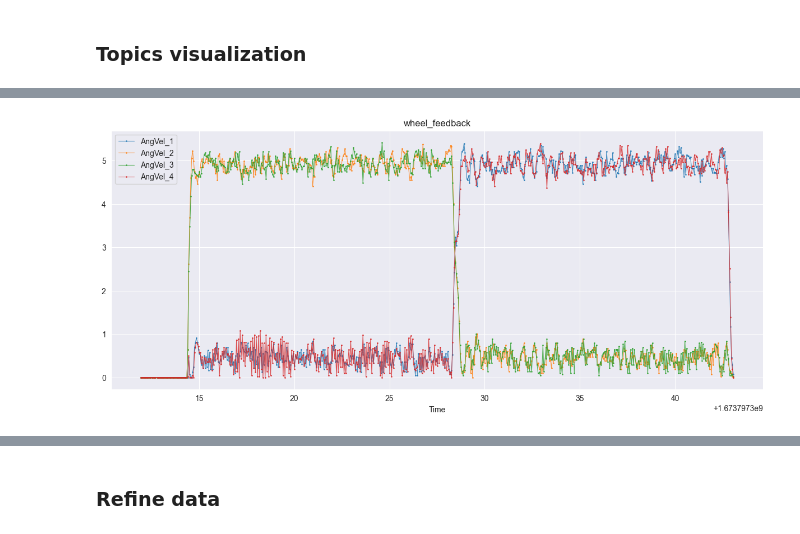
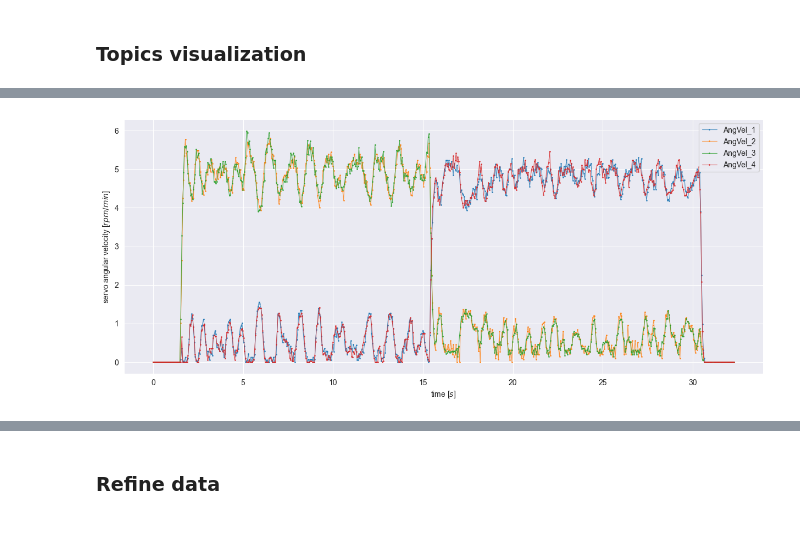
Before and after one commit to lukasz-kedzierski/surface-classification, a Jupyter notebook: src/exploratory_analysis.ipynb, the cells around one changed output, grey strips where cells are left out. Cells and saved outputs as stored; diff of their text form; code cells hidden in the pictures.

```diff
--- a/src/exploratory_analysis.ipynb
+++ b/src/exploratory_analysis.ipynb
@@ -25,7 +25,7 @@ OLD = False
 # %% [markdown]
 ### Directories
 # %%
-# bag_dir = '../data/train_set/fixed/1_Panele/4W/R1/45deg/T1/2023-01-05-18-09-29'
+bag_dir = '../data/train_set/fixed/1_Panele/4W/R1/45deg/T1/2023-01-05-18-09-29'
 # bag_dir = '../data/train_set/fixed/1_Panele/6W/R1/45deg/circlesT1/panels_1_2023-07-17-14-25-00'
 # bag_dir = '../data/train_set/fixed/2_Wykladzina_czarna/4W/R1/45deg/T1/2023-01-10-16-43-04'
 # bag_dir = '../data/train_set/fixed/2_Wykladzina_czarna/6W/R1/45deg/circlesT1/blackCarpet_1_2023-07-17-11-31-44'
@@ -43,7 +43,7 @@ OLD = False
 # bag_dir = '../data/train_set/fixed/8_Pusta_plyta/6W/R1/45deg/circlesT1/OSB_1_2023-07-17-12-00-56'
 # bag_dir = '../data/train_set/fixed/9_podklady/4W/R1/45deg/T1/2023-01-15-14-12-52'
 # bag_dir = '../data/train_set/fixed/9_podklady/6W/R1/45deg/circlesT1/gray_1_2023-07-13-18-06-16'
-bag_dir = '../data/train_set/fixed/10_Mata_ukladana/4W/R1/45deg/T1/2023-01-15-16-41-51'
+# bag_dir = '../data/train_set/fixed/10_Mata_ukladana/4W/R1/45deg/T1/2023-01-15-16-41-51'
 # bag_dir = '../data/train_set/fixed/10_Mata_ukladana/6W/R1/45deg/circlesT1/blueFoam_1_2023-07-14-08-30-27'
 
 if '4W' in bag_dir:
@@ -130,12 +123,12 @@ plot_signal(servo_data, cols, key)
 # %%
 key = 'wheel_feedback'
 wheel_feedback = topic_data[key]
 wheel_feedback.rename(columns={"values": "angular_velocity"}, inplace=True)
 wheel_feedback = unpack_ang_vel_data(wheel_feedback)
 cols = wheel_feedback.columns[1:]
-plot_signal(wheel_feedback, cols, key)
+plot_signal(wheel_feedback, cols, y_label='servo angular velocity [$rpm/min$]')
 # %% [output]
-[figure, old version]
+[figure, new version]
 # %%
 power = calculate_mean_power(servo_data.drop(columns=['Time']), wheel_feedback.drop(columns=['Time']), OLD)
 power = pd.concat([servo_data['Time'], power], axis=1)
```
Also changed, not shown: parts of 20 cells of this notebook, 1 other file.
